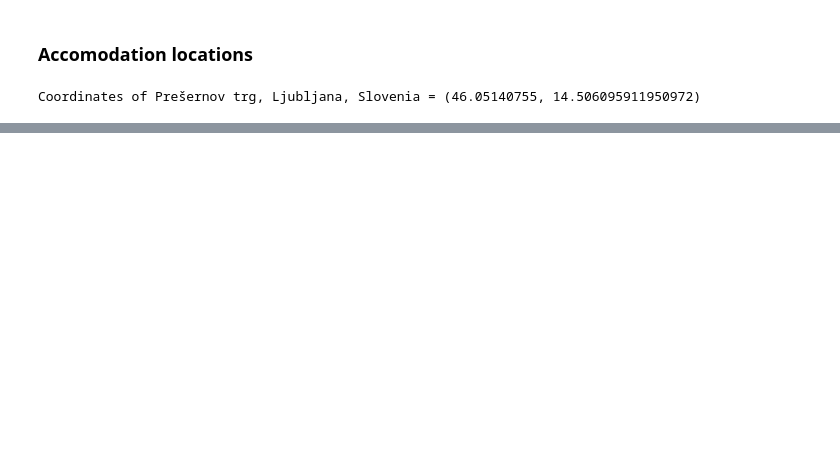
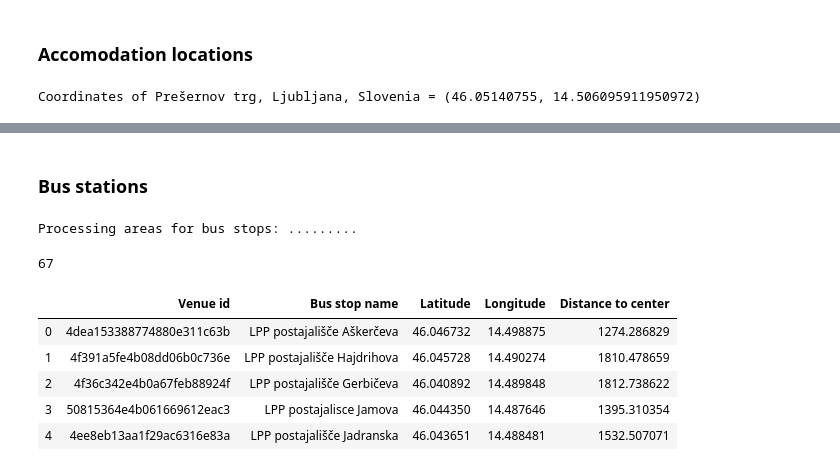
Before and after one commit to mkaste/Coursera_Capstone, a Jupyter notebook: Capstone_Project.ipynb, the cells around one changed output, grey strips where cells are left out. Cells and saved outputs as stored; diff of their text form; code cells hidden in the pictures; blank space fills up the shorter version.

```diff
--- a/Capstone_Project.ipynb
+++ b/Capstone_Project.ipynb
@@ -140,0 +336,66 @@ len(generate_grid(lj_center_lat, lj_center_lon, grid_size, grid_unit))
+# %% [markdown]
+### Bus stations
+# %%
+frames = []
+print("Processing areas for bus stops: ", end="")
+for area in grid:
+    time.sleep(1)
+    print(".",end="")
+
+    busstops_in_area = search_venues_in_area(area[0][0],
+                                           area[0][1],
+                                           area[2][0],
+                                           area[2][1],
+                                           bus_id,
+                                           foursquare_client_id,
+                                           foursquare_client_secret,
+                                           foursquare_version,
+                                           foursquare_limit)
+
+    # Check if something went wrong
+    if busstops_in_area == None:
+        print("Search not working...")
+        break
+
+    # if nothing is found skip to the next area
+    if len(busstops_in_area) == 0:
+        continue
+
+    # clean up and generate a panda frame, add to the frames list
+    busstops_in_area = json_normalize(busstops_in_area)
+    filtered_columns = ['id', 'name', 'location.lat', 'location.lng']
+    busstops_in_area = busstops_in_area.loc[:, filtered_columns]
+    busstops_in_area.columns = ['Venue id', 'Bus stop name', 'Latitude', 'Longitude']
+    frames.append(busstops_in_area)
+
+##
+# %% [output]
+Processing areas for bus stops: .........
+# %%
+# Create a panda frame
+
+if (len(frames) > 0):
+    # combine results into one frame
+    lj_busstops = pd.concat(frames, ignore_index=True)
+
+    # remove duplicates (based on venue name) and reset the index
+    lj_busstops.drop_duplicates(subset ="Bus stop name",
+                     keep = False, inplace = True)
+    lj_busstops.reset_index(drop=True, inplace=True)
+
+    # add a column for Distance to city center
+    lj_busstops['Distance to center'] = lj_busstops.apply(lambda x:
+                                        calculate_distance(
+                                            lj_center_lat, lj_center_lon,
+                                            x["Latitude"], x["Longitude"]), axis=1)
+# %%
+print(len(lj_busstops))
+lj_busstops.head()
+# %% [output]
+67
+|  | Venue id | Bus stop name | Latitude | Longitude | Distance to center |
+| 0 | 4dea153388774880e311c63b | LPP postajališče Aškerčeva | 46.046732 | 14.498875 | 1274.286829 |
+| 1 | 4f391a5fe4b08dd06b0c736e | LPP postajališče Hajdrihova | 46.045728 | 14.490274 | 1810.478659 |
+| 2 | 4f36c342e4b0a67feb88924f | LPP postajališče Gerbičeva | 46.040892 | 14.489848 | 1812.738622 |
+| 3 | 50815364e4b061669612eac3 | LPP postajalisce Jamova | 46.044350 | 14.487646 | 1395.310354 |
+| 4 | 4ee8eb13aa1f29ac6316e83a | LPP postajališče Jadranska | 46.043651 | 14.488481 | 1532.507071 |
```
Also changed, not shown: parts of 17 cells of this notebook.
